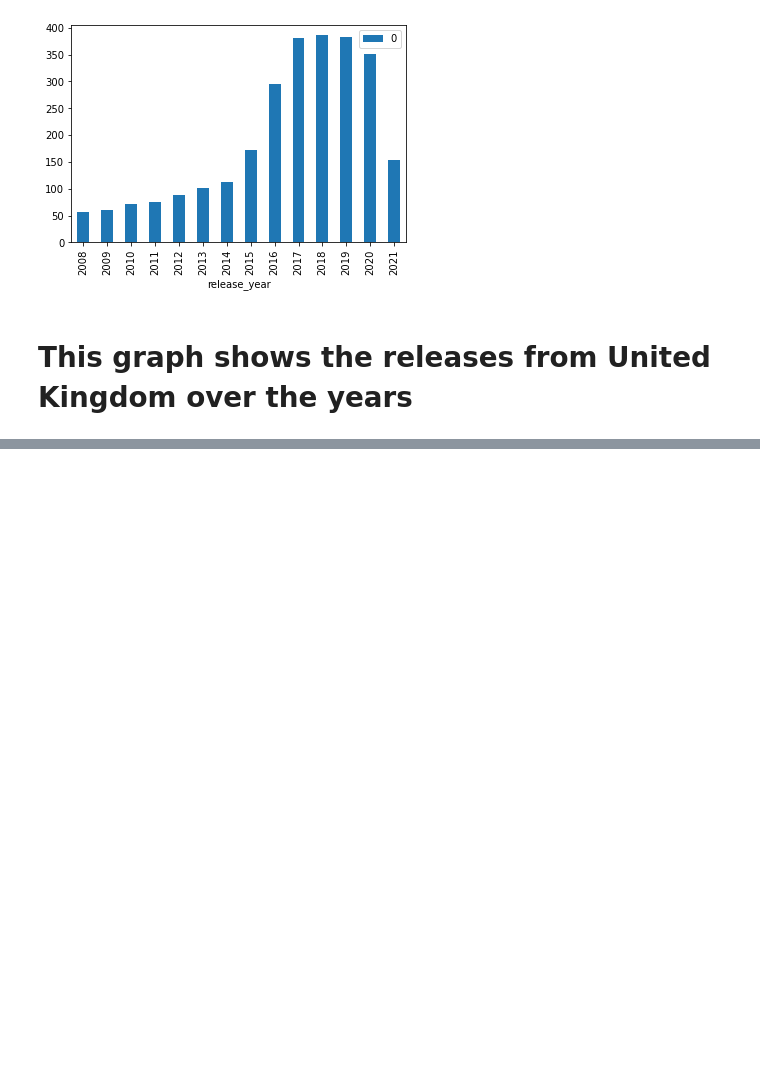
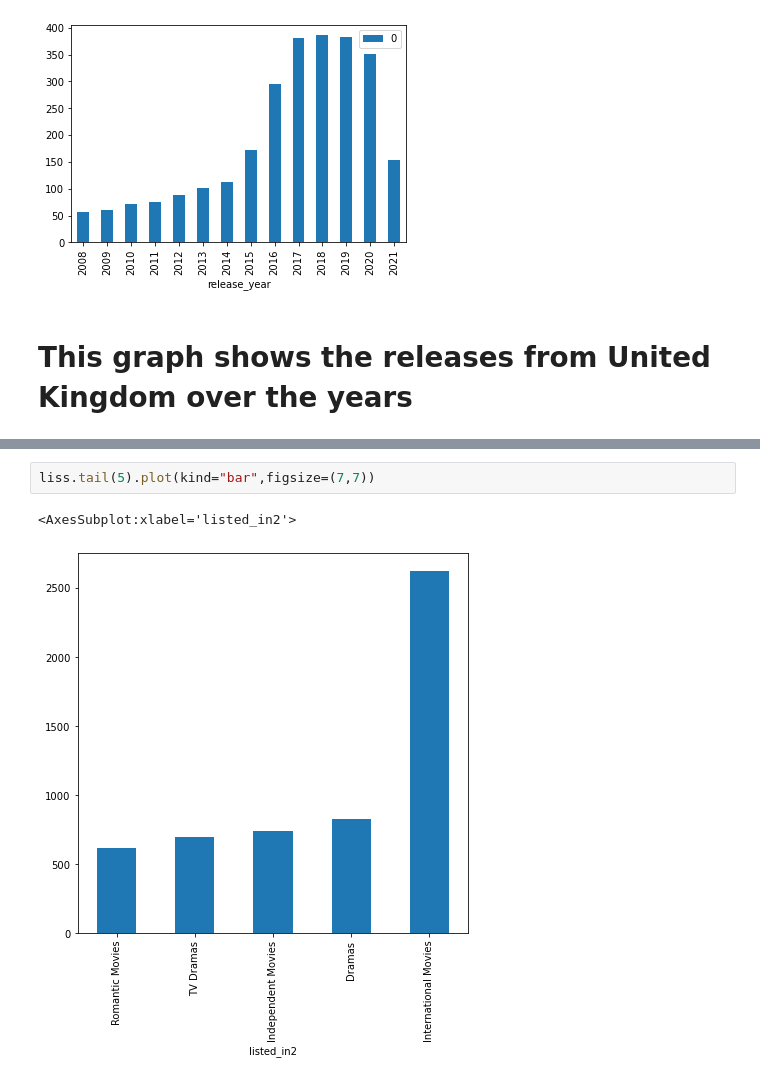
Before and after one commit to OmamaImran/Movie-Analysis, a Jupyter notebook: Movie_Analysis.ipynb, the cells around one changed output, grey strips where cells are left out. Drawn from its saved outputs; the diff is of its cells as text; blank space fills up the shorter version.

```diff
--- a/Movie_Analysis.ipynb
+++ b/Movie_Analysis.ipynb
@@ -467,0 +596,5 @@ df_UK.tail(14).plot(kind="bar",x="release_year")
+# %%
+liss.tail(5).plot(kind="bar",figsize=(7,7))
+# %% [output]
+<AxesSubplot:xlabel='listed_in2'>
+[figure, added]
```
Also changed, not shown: parts of 24 cells of this notebook.
